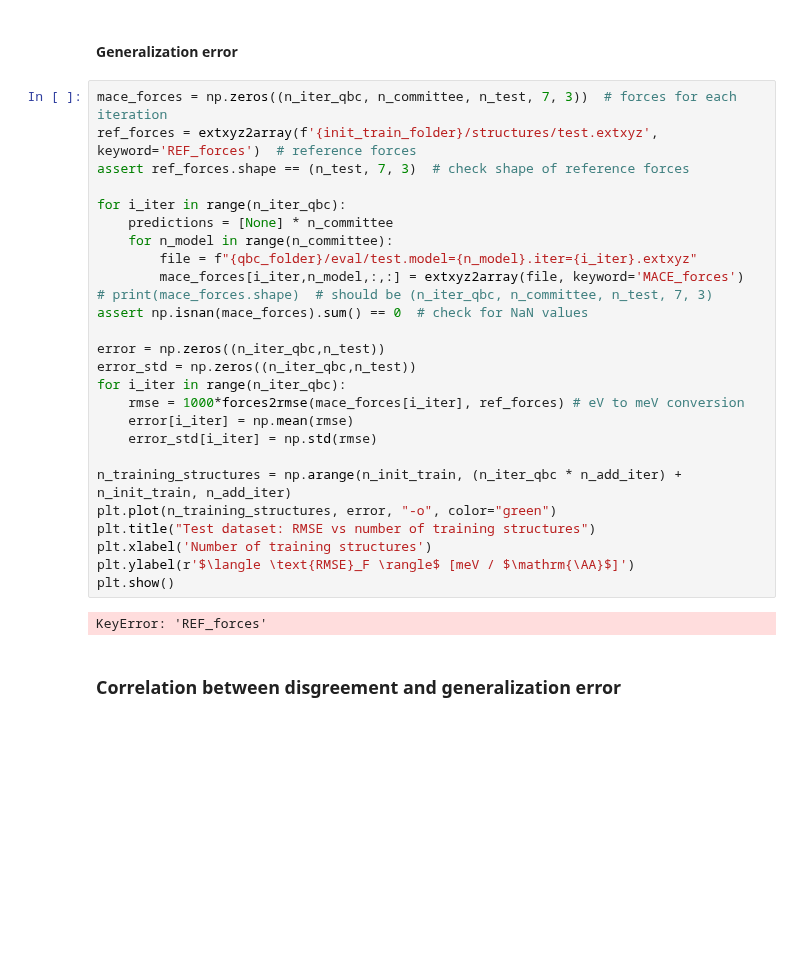
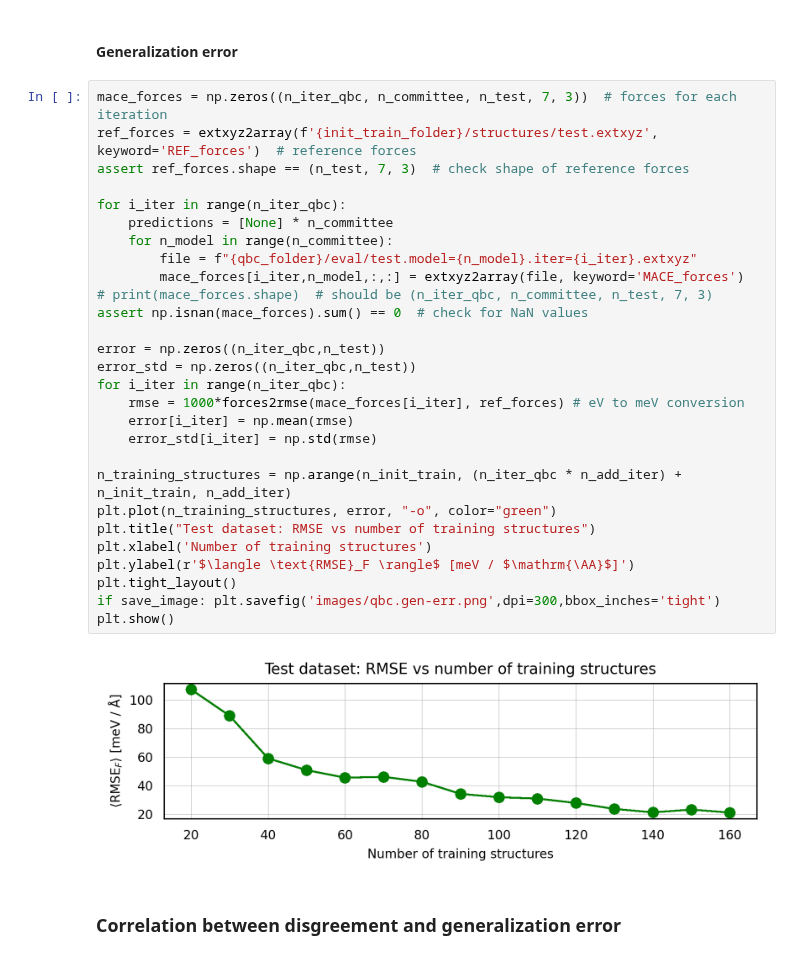
Before and after one commit to sabia-group/AL-tutorial, a Jupyter notebook: notebooks/1-zundel.ipynb, the cells around one changed output. Saved outputs shown, nothing was run; the diff lists cells and outputs as text; blank space fills up the shorter version.

```diff
--- a/notebooks/1-zundel.ipynb
+++ b/notebooks/1-zundel.ipynb
@@ -474,31 +483,33 @@ plt.show()
 # %%
 mace_forces = np.zeros((n_iter_qbc, n_committee, n_test, 7, 3))  # forces for each iteration
 ref_forces = extxyz2array(f'{init_train_folder}/structures/test.extxyz', keyword='REF_forces')  # reference forces
 assert ref_forces.shape == (n_test, 7, 3)  # check shape of reference forces
 
 for i_iter in range(n_iter_qbc):
     predictions = [None] * n_committee
     for n_model in range(n_committee):
         file = f"{qbc_folder}/eval/test.model={n_model}.iter={i_iter}.extxyz"
         mace_forces[i_iter,n_model,:,:] = extxyz2array(file, keyword='MACE_forces')
 # print(mace_forces.shape)  # should be (n_iter_qbc, n_committee, n_test, 7, 3)
 assert np.isnan(mace_forces).sum() == 0  # check for NaN values
 
 error = np.zeros((n_iter_qbc,n_test))
 error_std = np.zeros((n_iter_qbc,n_test))
 for i_iter in range(n_iter_qbc):
     rmse = 1000*forces2rmse(mace_forces[i_iter], ref_forces) # eV to meV conversion
     error[i_iter] = np.mean(rmse)
     error_std[i_iter] = np.std(rmse)
 
 n_training_structures = np.arange(n_init_train, (n_iter_qbc * n_add_iter) + n_init_train, n_add_iter)
 plt.plot(n_training_structures, error, "-o", color="green")
 plt.title("Test dataset: RMSE vs number of training structures")
 plt.xlabel('Number of training structures')
 plt.ylabel(r'$\langle \text{RMSE}_F \rangle$ [meV / $\mathrm{\AA}$]')
+plt.tight_layout()
+if save_image: plt.savefig('images/qbc.gen-err.png',dpi=300,bbox_inches='tight')
 plt.show()
 # %% [output]
-KeyError: 'REF_forces'
+[figure, added]
 # %% [markdown]
 ### Correlation between disgreement and generalization error
 # %% [markdown]
```
Also changed, not shown: parts of 5 cells of this notebook.
